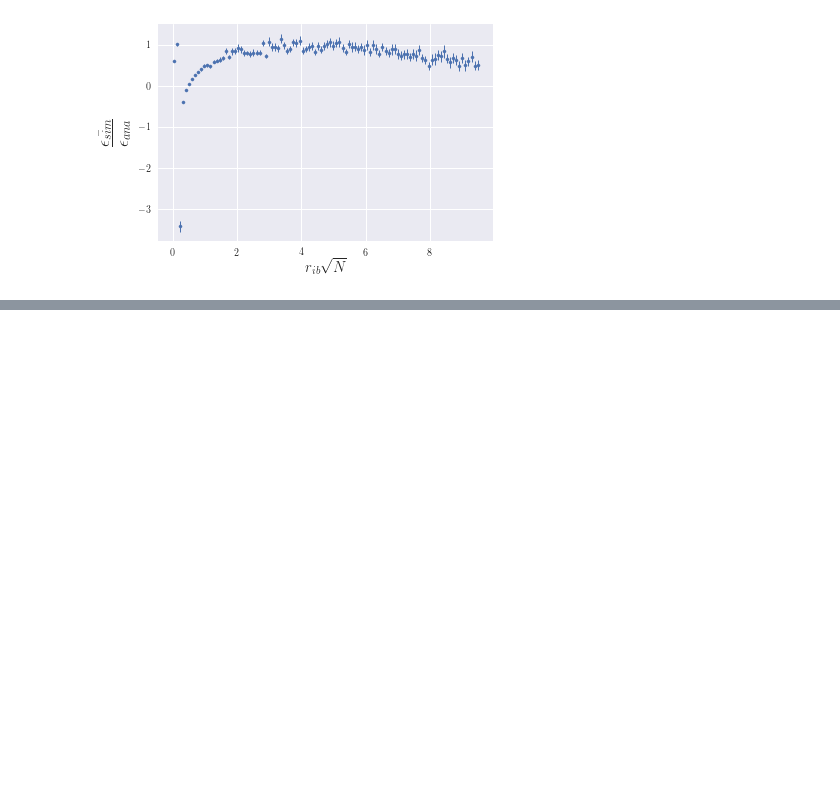
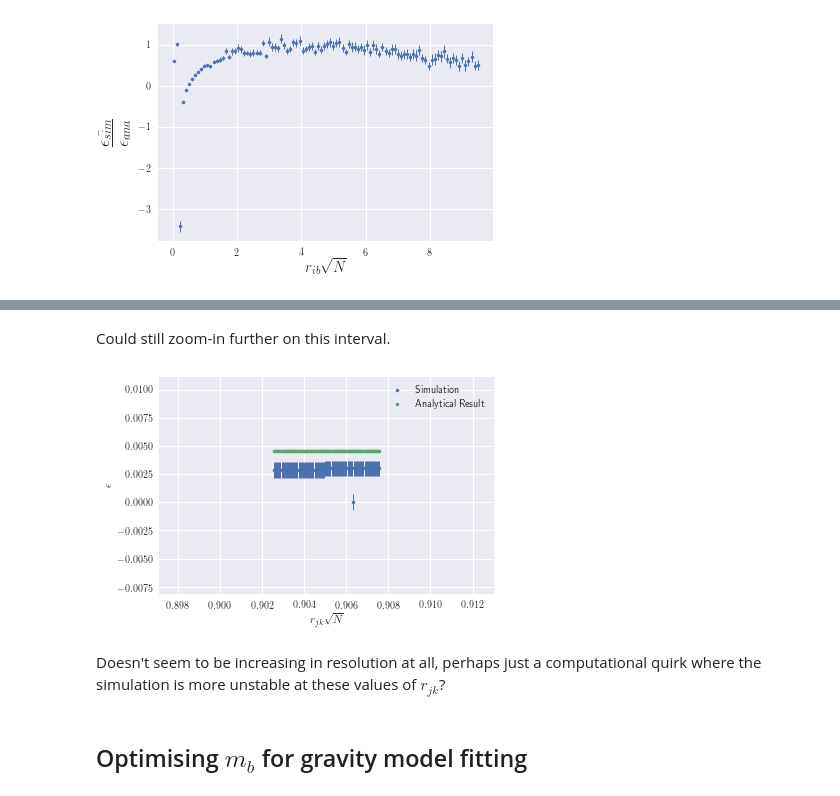
Before and after one commit to jbremz/human_mob, a Jupyter notebook: Notebooks/JB Log/Week 7 - 22.11.17.ipynb, the cells around one changed output, grey strips where cells are left out. Cells and saved outputs as stored; diff of their text form; code cells hidden in the pictures; blank space fills up the shorter version.

```diff
--- a/Notebooks/JB Log/Week 7 - 22.11.17.ipynb
+++ b/Notebooks/JB Log/Week 7 - 22.11.17.ipynb
@@ -72,0 +85,10 @@ Not quite sure what's going on at small $r_{ib}$ here.
+# %% [markdown]
+Could still zoom-in further on this interval.
+# %%
+epsChangeY_r(0.02854206,0.0287002, 0.4, 100, 1000, runs=50, ib=True, analytical=True)
+# %% [output]
+[figure, added]
+# %% [markdown]
+Doesn't seem to be increasing in resolution at all, perhaps just a computational quirk where the simulation is more unstable at these values of $r_{jk}$?
+# %% [markdown]
+## Optimising $m_b$ for gravity model fitting
```
Also changed, not shown: parts of 10 cells of this notebook, 1 other file.
